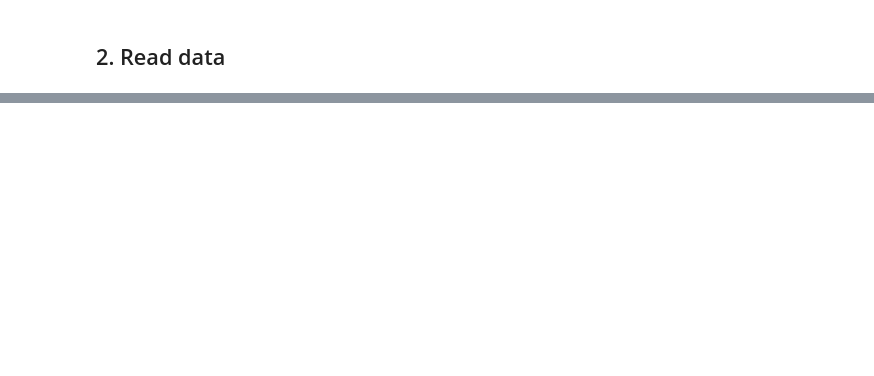
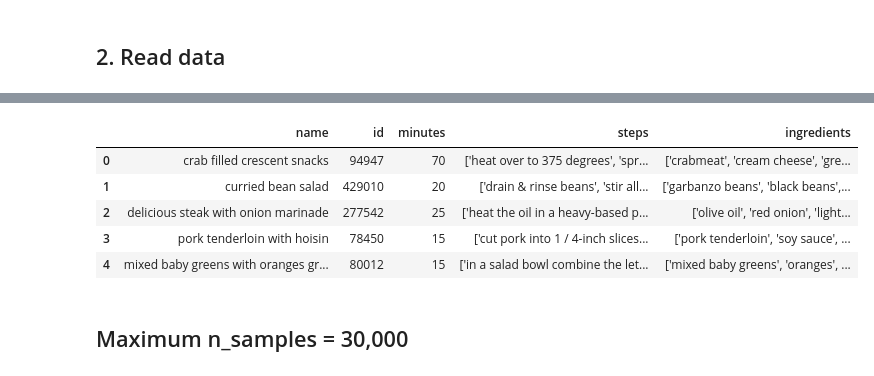
Before and after one commit to dinabahar/capstone-project, a Jupyter notebook: 2_recommender.ipynb, the cells around one changed output, grey strips where cells are left out. Cells and saved outputs as stored; diff of their text form; code cells hidden in the pictures; blank space fills up the shorter version.

```diff
--- a/2_recommender.ipynb
+++ b/2_recommender.ipynb
@@ -48,2 +53,16 @@ df.head(1)
+# %%
+path = "/content/drive/My Drive/recipe-recommender/cleaned_recipes.csv"
+recipe_df = pd.read_csv(path)
+recipe_df.head()
+# %% [output]
+|  | name | id | minutes | steps | ingredients |
+| 0 | crab filled crescent snacks | 94947 | 70 | ['heat over to 375 degrees', 'spr... | ['crabmeat', 'cream cheese', 'gre... |
+| 1 | curried bean salad | 429010 | 20 | ['drain & rinse beans', 'stir all... | ['garbanzo beans', 'black beans',... |
+| 2 | delicious steak with onion marinade | 277542 | 25 | ['heat the oil in a heavy-based p... | ['olive oil', 'red onion', 'light... |
+| 3 | pork tenderloin with hoisin | 78450 | 15 | ['cut pork into 1 / 4-inch slices... | ['pork tenderloin', 'soy sauce', ... |
+| 4 | mixed baby greens with oranges gr... | 80012 | 15 | ['in a salad bowl combine the let... | ['mixed baby greens', 'oranges', ... |
+# %% [markdown]
+Maximum n_samples = 30,000
+---
 # %%
 pivot = df.set_index('name')
```
Also changed, not shown: parts of 13 cells of this notebook.
